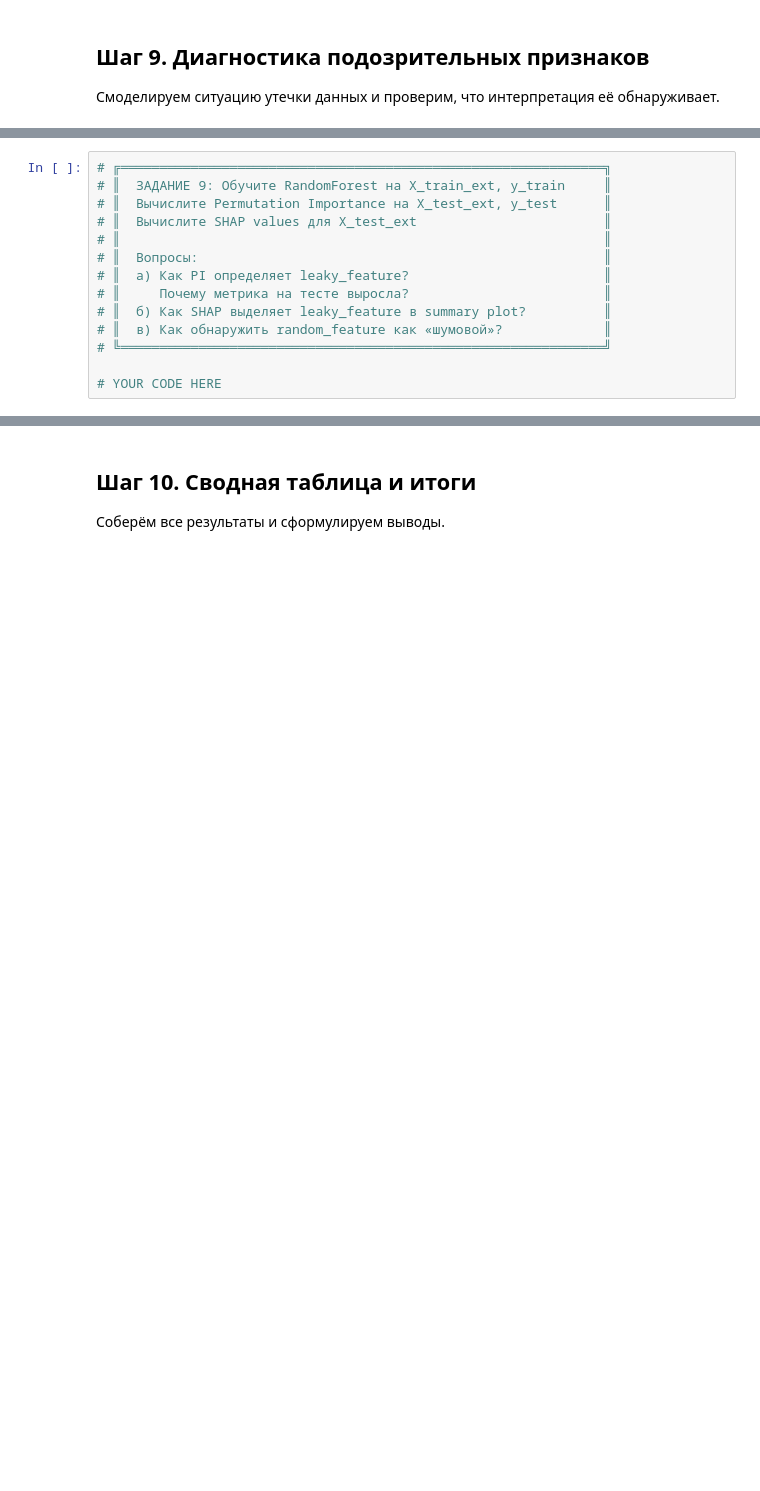
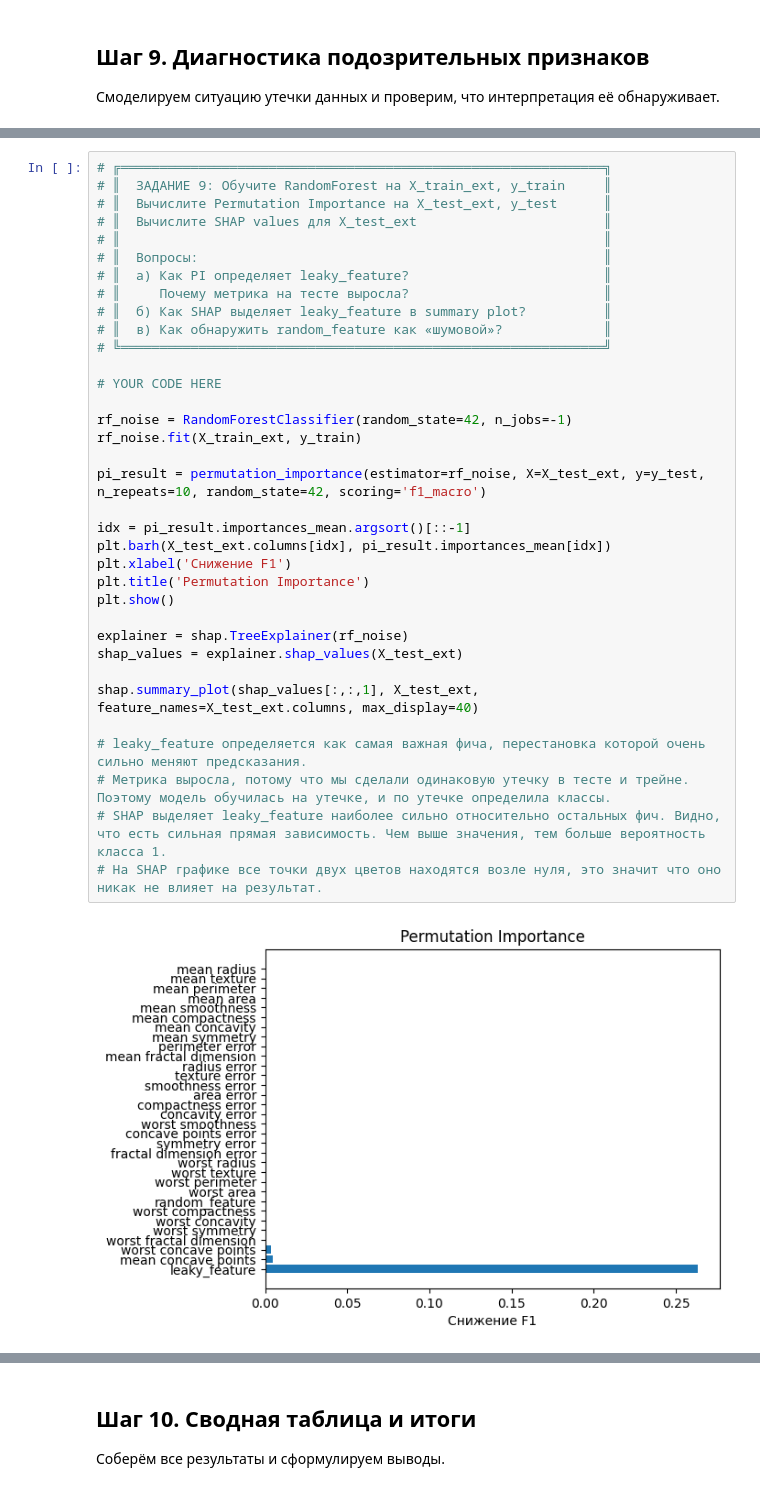
Before and after one commit to Xivalor/ml-course-homeworks, a Jupyter notebook: hw10_interpretation/hp_interp_practice_student.ipynb, the cells around one changed output, grey strips where cells are left out. Saved outputs shown, nothing was run; the diff lists cells and outputs as text; blank space fills up the shorter version.

```diff
--- a/hw10_interpretation/hp_interp_practice_student.ipynb
+++ b/hw10_interpretation/hp_interp_practice_student.ipynb
@@ -454,14 +507,37 @@ print(X_train_ext.tail())
-# %%
-# ╔══════════════════════════════════════════════════════════════╗
-# ║  ЗАДАНИЕ 9: Обучите RandomForest на X_train_ext, y_train     ║
-# ║  Вычислите Permutation Importance на X_test_ext, y_test      ║
-# ║  Вычислите SHAP values для X_test_ext                        ║
-# ║                                                              ║
-# ║  Вопросы:                                                    ║
-# ║  a) Как PI определяет leaky_feature?                         ║
-# ║     Почему метрика на тесте выросла?                         ║
-# ║  б) Как SHAP выделяет leaky_feature в summary plot?          ║
-# ║  в) Как обнаружить random_feature как «шумовой»?             ║
-# ╚══════════════════════════════════════════════════════════════╝
-
-# YOUR CODE HERE
+# %%
+# ╔══════════════════════════════════════════════════════════════╗
+# ║  ЗАДАНИЕ 9: Обучите RandomForest на X_train_ext, y_train     ║
+# ║  Вычислите Permutation Importance на X_test_ext, y_test      ║
+# ║  Вычислите SHAP values для X_test_ext                        ║
+# ║                                                              ║
+# ║  Вопросы:                                                    ║
+# ║  a) Как PI определяет leaky_feature?                         ║
+# ║     Почему метрика на тесте выросла?                         ║
+# ║  б) Как SHAP выделяет leaky_feature в summary plot?          ║
+# ║  в) Как обнаружить random_feature как «шумовой»?             ║
+# ╚══════════════════════════════════════════════════════════════╝
+
+# YOUR CODE HERE
+
+rf_noise = RandomForestClassifier(random_state=42, n_jobs=-1)
+rf_noise.fit(X_train_ext, y_train)
+
+pi_result = permutation_importance(estimator=rf_noise, X=X_test_ext, y=y_test, n_repeats=10, random_state=42, scoring='f1_macro')
+
+idx = pi_result.importances_mean.argsort()[::-1]
+plt.barh(X_test_ext.columns[idx], pi_result.importances_mean[idx])
+plt.xlabel('Снижение F1')
+plt.title('Permutation Importance')
+plt.show()
+
+explainer = shap.TreeExplainer(rf_noise)
+shap_values = explainer.shap_values(X_test_ext)
+
+shap.summary_plot(shap_values[:,:,1], X_test_ext, feature_names=X_test_ext.columns, max_display=40)
+
+# leaky_feature определяется как самая важная фича, перестановка которой очень сильно меняют предсказания.
+# Метрика выросла, потому что мы сделали одинаковую утечку в тесте и трейне. Поэтому модель обучилась на утечке, и по утечке определила классы.
+# SHAP выделяет leaky_feature наиболее сильно относительно остальных фич. Видно, что есть сильная прямая зависимость. Чем выше значения, тем больше вероятность класса 1.
+# На SHAP графике все точки двух цветов находятся возле нуля, это значит что оно никак не влияет на результат.
+# %% [output]
+[figure, added]
```
Also changed, not shown: parts of 8 cells of this notebook.
